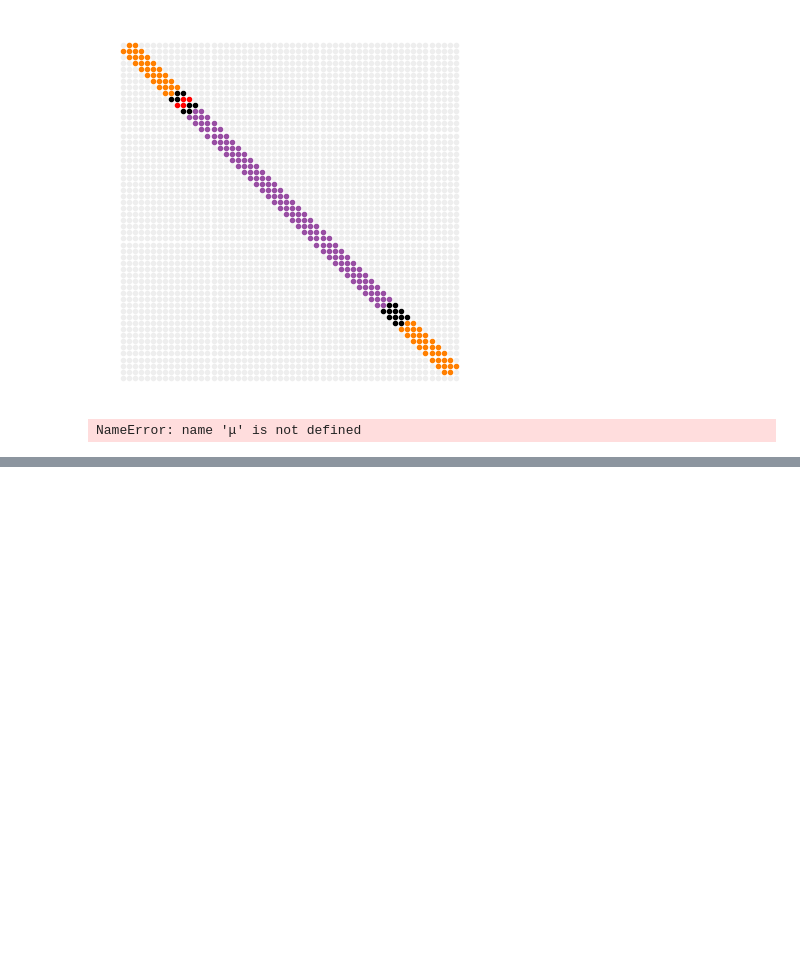
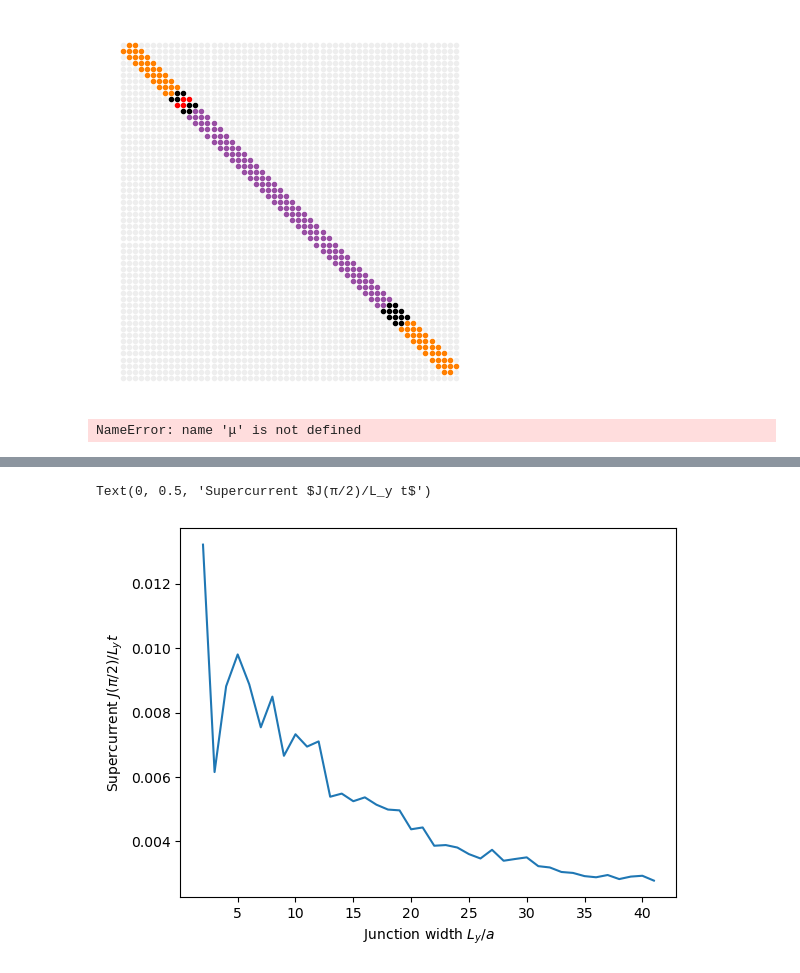
Before and after one commit to jabirali/bodge, a Jupyter notebook: altermagnets2.ipynb, the cells around one changed output, grey strips where cells are left out. Cells and saved outputs as stored; diff of their text form; code cells hidden in the pictures; blank space fills up the shorter version.

```diff
--- a/altermagnets2.ipynb
+++ b/altermagnets2.ipynb
@@ -2481,0 +2537,2 @@ J(Ly = 7)/(L_Y * t) = 0.007541862671850653
+# %%
+Ls = Ls[:-1]
@@ -2481,0 +2559,7 @@ J(Ly = 7)/(L_Y * t) = 0.007541862671850653
+# %%
+plt.plot(Ls, Js)
+plt.xlabel(r"Junction width $L_y/a$")
+plt.ylabel(r"Supercurrent $J(π/2)/L_y t$")
+# %% [output]
+Text(0, 0.5, 'Supercurrent $J(π/2)/L_y t$')
+[figure, added]
```
Also changed, not shown: parts of 15 cells of this notebook, 1 other file.
